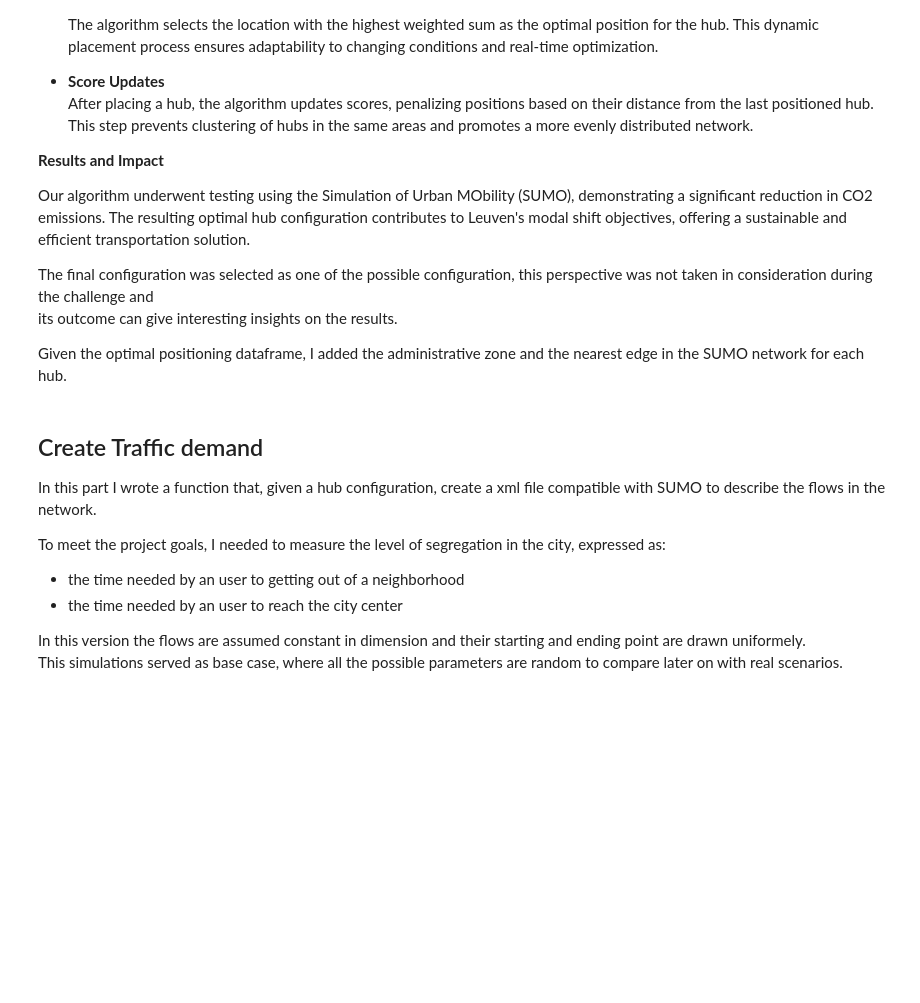
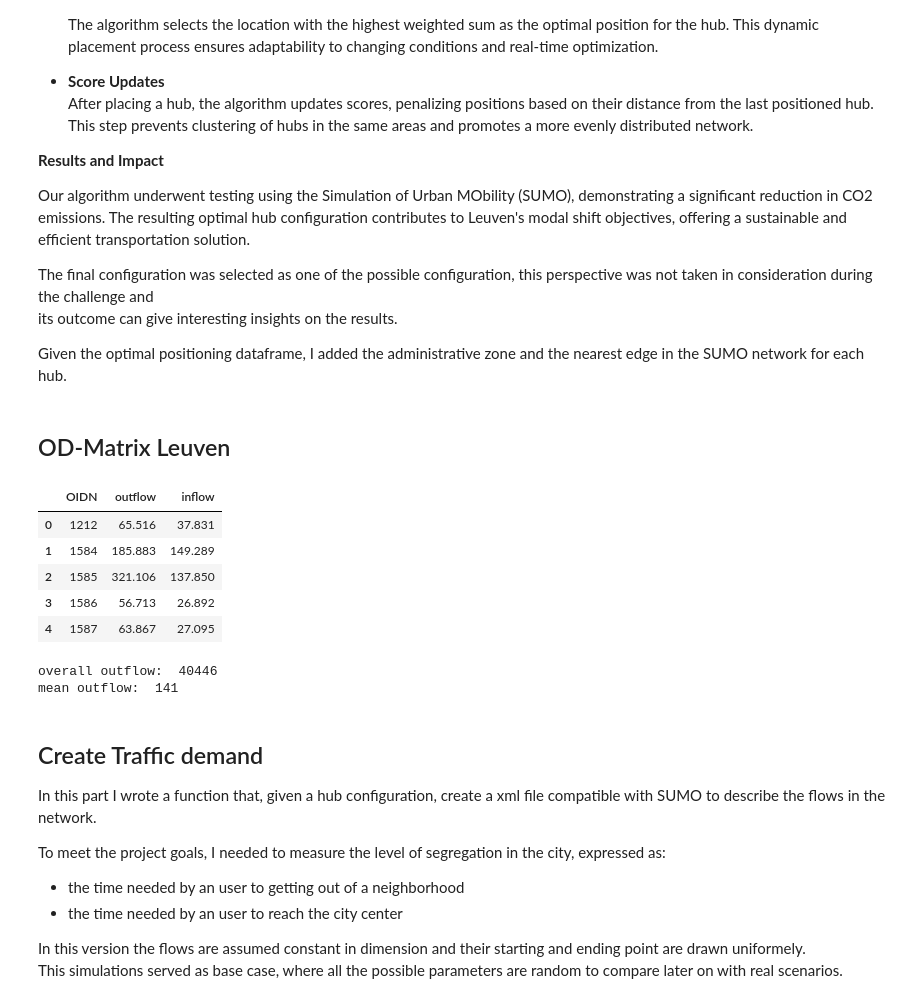
Before and after one commit to AndreaFrasson/Geospatial-Analitics, a Jupyter notebook: Project_12.ipynb, the cells around one changed output. Cells and saved outputs as stored; diff of their text form; code cells hidden in the pictures; blank space fills up the shorter version.

```diff
--- a/Project_12.ipynb
+++ b/Project_12.ipynb
@@ -212,6 +209,34 @@ for idx, row in opt_hubs.iterrows():
 opt_hubs['Edge'] = nearest_edge
 # drop all the 'NONE', street, all the street without a zone
 opt_hubs.drop(list(np.where(opt_hubs['Edge'] == 'NONE')[0]), axis = 0, inplace=True)
+# %% [markdown]
+## OD-Matrix Leuven
+# %%
+od = pd.read_excel('OD_Matrix_Leuven_2017.xlsx', sheet_name='PW_07')
+# %%
+outflow = od[['Unnamed: 0','Unnamed: 1']].iloc[1:,].reset_index(drop=True)
+inflow = od.iloc[0, 2:].reset_index(drop=True)
+# %%
+flows_zone = pd.concat([outflow, inflow], axis = 1)
+flows_zone.columns = ['OIDN', 'outflow', 'inflow']
+flows_zone['OIDN'] = flows_zone['OIDN'].astype(int)
+# %%
+flows_zone.head()
+# %% [output]
+|  | OIDN | outflow | inflow |
+| 0 | 1212 | 65.516 | 37.831 |
+| 1 | 1584 | 185.883 | 149.289 |
+| 2 | 1585 | 321.106 | 137.850 |
+| 3 | 1586 | 56.713 | 26.892 |
+| 4 | 1587 | 63.867 | 27.095 |
+# %%
+sof = int(np.sum(flows_zone['outflow']))
+mof = int(np.mean(flows_zone['outflow']))
+print('overall outflow: ', sof)
+print('mean outflow: ', mof)
+# %% [output]
+overall outflow:  40446
+mean outflow:  141
 # %% [markdown]
 ## Create Traffic demand <br>
 
```
Also changed, not shown: parts of 14 cells of this notebook, 17 other files.
